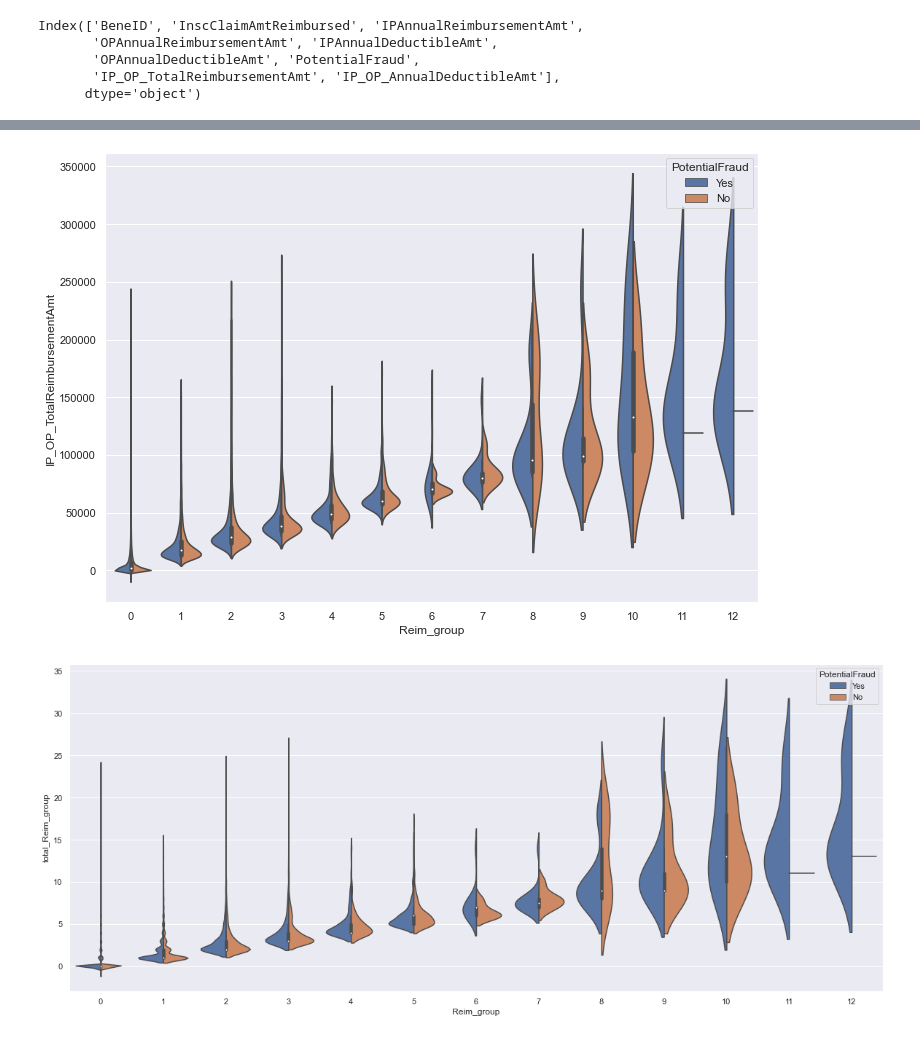
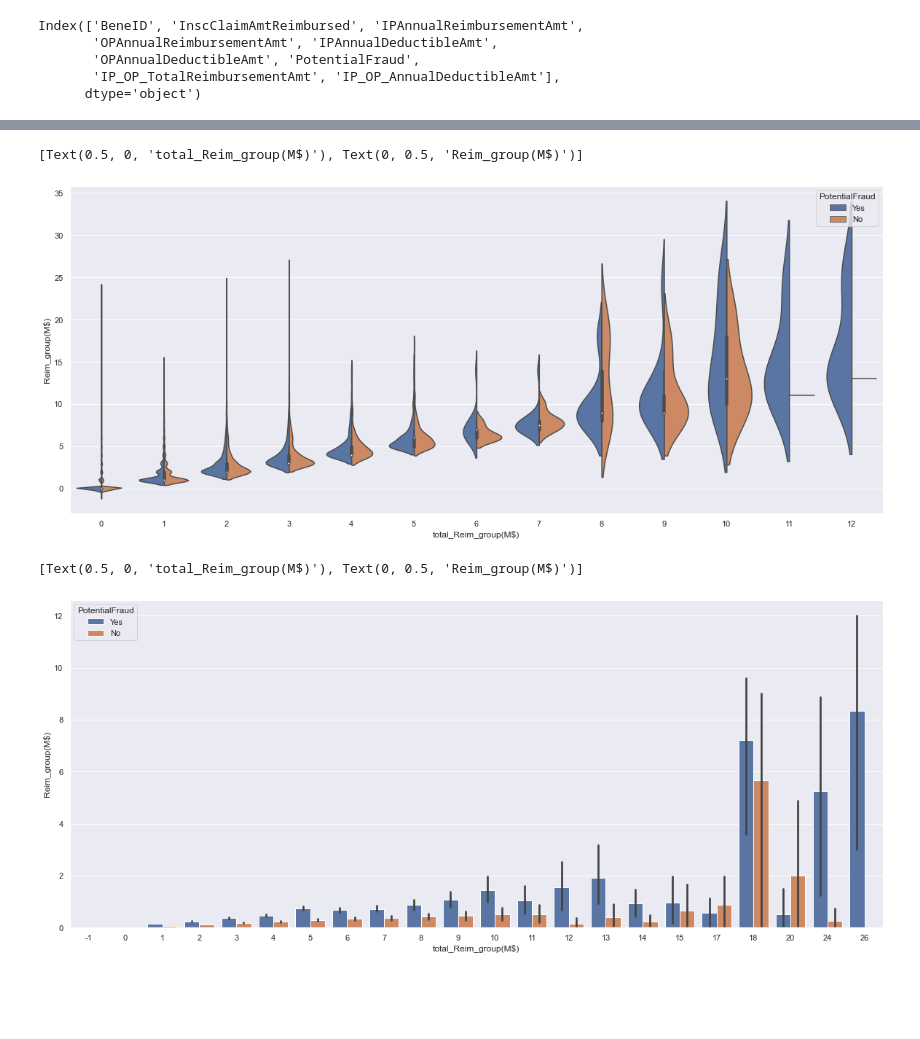
Before and after one commit to wx0373/Medical-fraud, a Jupyter notebook: TotalReim&individual/total&individual.ipynb, the cells around one changed output, grey strips where cells are left out. Cells and saved outputs as stored; diff of their text form; code cells hidden in the pictures; blank space fills up the shorter version.

```diff
--- a/TotalReim&individual/total&individual.ipynb
+++ b/TotalReim&individual/total&individual.ipynb
@@ -88,10 +89,13 @@ Name: Reim_group, Length: 558211, dtype: int64
 # %%
-ax=sns.violinplot(x='Reim_group', y='IP_OP_TotalReimbursementAmt', hue='PotentialFraud',
+ax=sns.violinplot(x='Reim_group', y='total_Reim_group', hue='PotentialFraud',
                    split=True, data=df);
+ax.set(xlabel='total_Reim_group(M$)', ylabel='Reim_group(M$)')
 # %% [output]
+[Text(0.5, 0, 'total_Reim_group(M$)'), Text(0, 0.5, 'Reim_group(M$)')]
-[figure, old version]
+[figure, new version]
 # %%
-ax=sns.violinplot(x='Reim_group', y='total_Reim_group', hue='PotentialFraud',
-                   split=True, data=df);
+ax=sns.barplot(x='total_Reim_group', y="Reim_group", hue='PotentialFraud', data=df)
+ax.set(xlabel='total_Reim_group(M$)', ylabel='Reim_group(M$)')
 # %% [output]
+[Text(0.5, 0, 'total_Reim_group(M$)'), Text(0, 0.5, 'Reim_group(M$)')]
-[figure, old version]
+[figure, new version]
```
Also changed, not shown: parts of 2 cells of this notebook.
